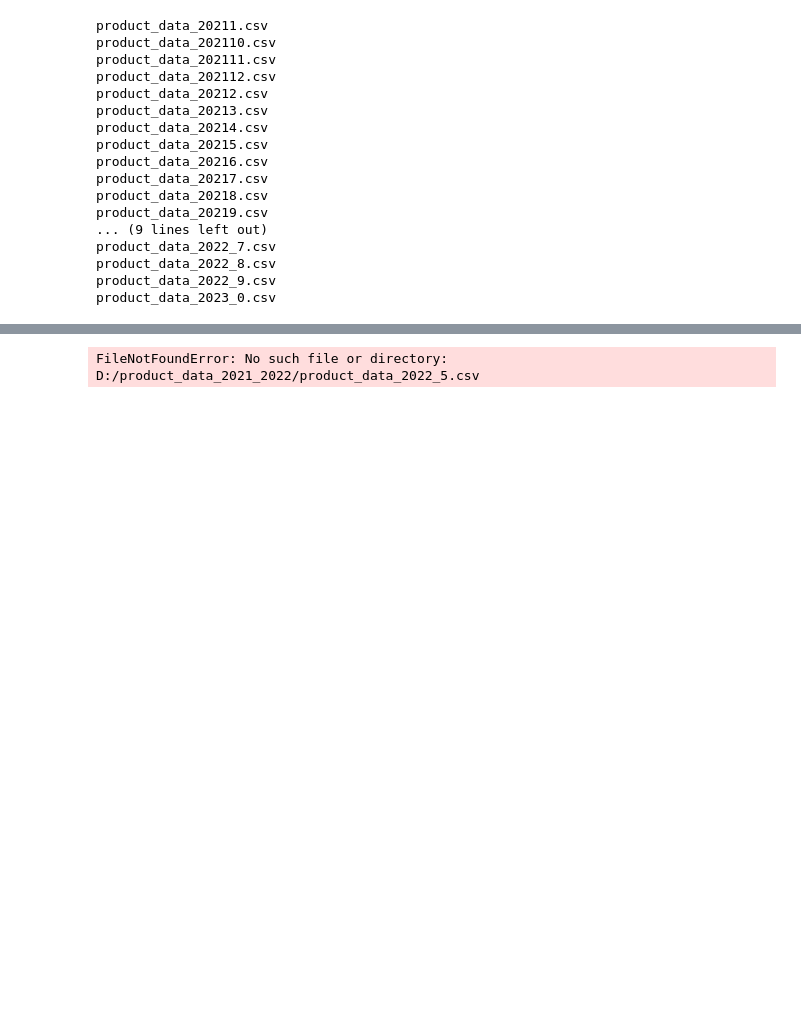
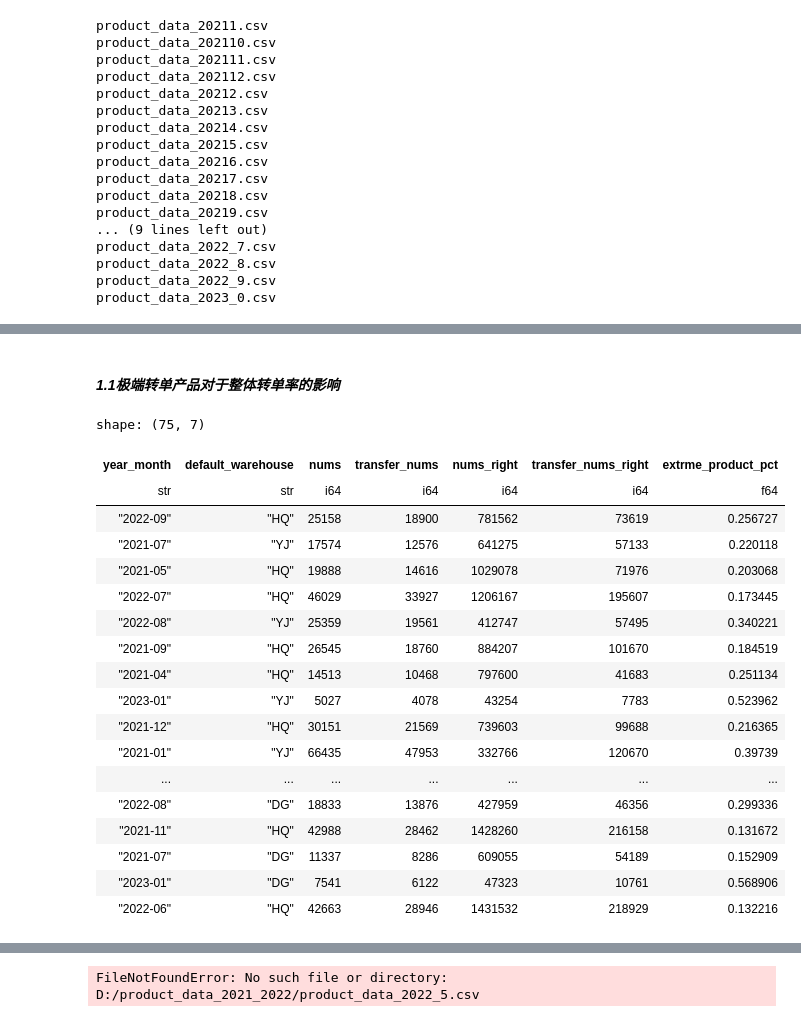
Before and after one commit to louie-lou/logistics-related, a Jupyter notebook: transfer&split/transfer&split.ipynb, the cells around one changed output, grey strips where cells are left out. Drawn from its saved outputs; the diff is of its cells as text; code cells hidden in the pictures; blank space fills up the shorter version.

```diff
--- a/transfer&split/transfer&split.ipynb
+++ b/transfer&split/transfer&split.ipynb
@@ -743,0 +727,29 @@ shape: (13, 8)
+# %% [markdown]
+#### ***1.1极端转单产品对于整体转单率的影响***
+# %%
+extreme_sales_data_month = sales_data_month.filter((pl.col('transfer_rate')>0.5)&~(pl.col('default_warehouse').is_null())
+                                                  ).groupby(by = ['year_month','default_warehouse']).agg(pl.col(['nums','transfer_nums']).sum())
+sales_total = sales_data_month.groupby(by = ['year_month','default_warehouse']).agg(pl.col(['nums','transfer_nums']).sum())
+extreme_sales_data_month = extreme_sales_data_month.join(sales_total,how = 'left',on = ['year_month','default_warehouse']
+                                                        ).with_column((pl.col('transfer_nums')/pl.col('transfer_nums_right')).alias('extrme_product_pct'))
+extreme_sales_data_month
+# %% [output]
+shape: (75, 7)
+| year_month | default_warehouse | nums | transfer_nums | nums_right | transfer_nums_right | extrme_product_pct |
+| str | str | i64 | i64 | i64 | i64 | f64 |
+| "2022-09" | "HQ" | 25158 | 18900 | 781562 | 73619 | 0.256727 |
+| "2021-07" | "YJ" | 17574 | 12576 | 641275 | 57133 | 0.220118 |
+| "2021-05" | "HQ" | 19888 | 14616 | 1029078 | 71976 | 0.203068 |
+| "2022-07" | "HQ" | 46029 | 33927 | 1206167 | 195607 | 0.173445 |
+| "2022-08" | "YJ" | 25359 | 19561 | 412747 | 57495 | 0.340221 |
+| "2021-09" | "HQ" | 26545 | 18760 | 884207 | 101670 | 0.184519 |
+| "2021-04" | "HQ" | 14513 | 10468 | 797600 | 41683 | 0.251134 |
+| "2023-01" | "YJ" | 5027 | 4078 | 43254 | 7783 | 0.523962 |
+| "2021-12" | "HQ" | 30151 | 21569 | 739603 | 99688 | 0.216365 |
+| "2021-01" | "YJ" | 66435 | 47953 | 332766 | 120670 | 0.39739 |
+| ... | ... | ... | ... | ... | ... | ... |
+| "2022-08" | "DG" | 18833 | 13876 | 427959 | 46356 | 0.299336 |
+| "2021-11" | "HQ" | 42988 | 28462 | 1428260 | 216158 | 0.131672 |
+| "2021-07" | "DG" | 11337 | 8286 | 609055 | 54189 | 0.152909 |
+| "2023-01" | "DG" | 7541 | 6122 | 47323 | 10761 | 0.568906 |
+| "2022-06" | "HQ" | 42663 | 28946 | 1431532 | 218929 | 0.132216 |
```
Also changed, not shown: parts of 13 cells of this notebook.
